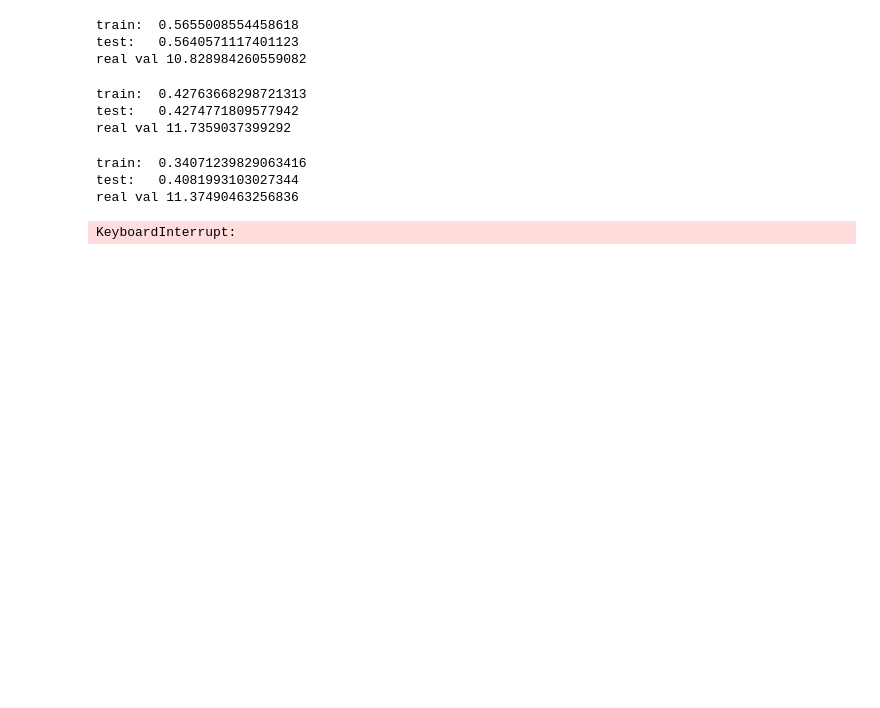
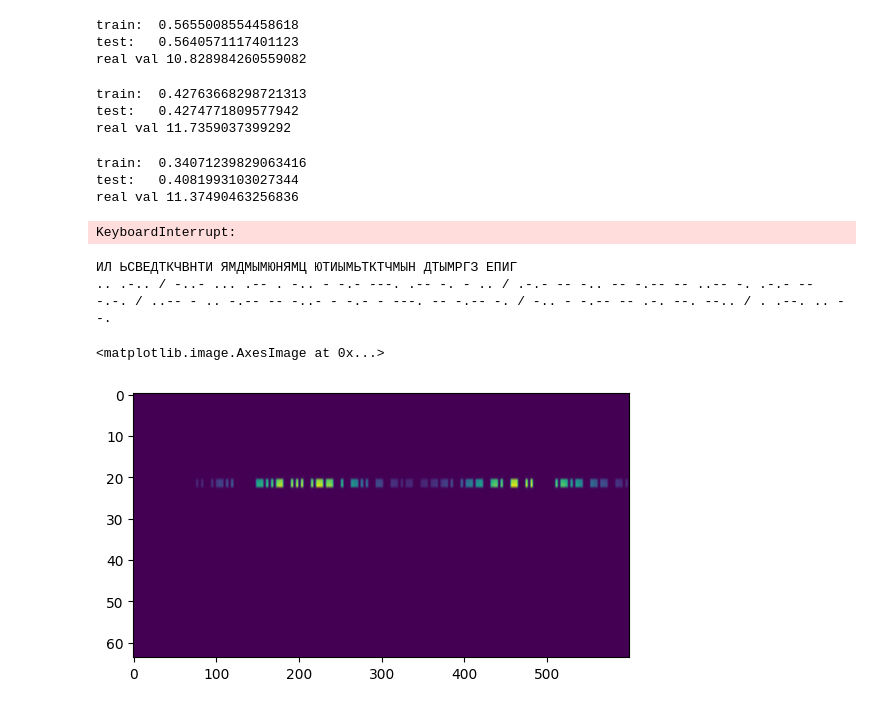
Before and after one commit to SwedishSquid/KC25_morse, a Jupyter notebook: src/fresh_start.ipynb, the cells around one changed output. Saved outputs shown, nothing was run; the diff lists cells and outputs as text; code cells hidden in the pictures; blank space fills up the shorter version.

```diff
--- a/src/fresh_start.ipynb
+++ b/src/fresh_start.ipynb
@@ -219,5 +219,27 @@ train:  0.34071239829063416
 test:   0.4081993103027344
 real val 11.37490463256836
 KeyboardInterrupt:
+# %%
+star_filenames = test_df['id'][-17:][:6]
+star_morse = [
+    '-.. .- -- .. -. .- -- - / -.. --- - .. / .-. ... -.-- ... .- -- -.-. ..',
+    '.. .-.. / -..- ... .-- . -.. - -.- ---. .-- -. - .. / .-.- -- -.. -- -.-- -- ..-- -. .-.- -- -.-. / ..-- - .. -.-- -- -..- - -.- - ---. -- -.-- -. / -.. - -.-- -- .-. --. --.. / . .--. .. --.',
+    '.- -. .... / .-- ... --- . --. -..- / .-. / .-- -.- - -.. .- -- .. / -. -.- ---- -- -.. -. .. / --. . -.- -. ...- - .-',
+    '.. .-.. / -.. .- ... -.. .--. / -..- ... --- . -- ..- -. - .. / .. --. .-- -.- ... --- . .--. / -..- -.- ... .... -.-- ... ..- ... / .... -. ..- / ..-- -. / .... -. .... -. ..- ... ..',
+    '. - -..- - -.- .--. / -.. ... .-.- -. -.- -- -.-- --- -.-. / .. -- -.-',
+    '-.- -. --- -..- -.- -- / ... --- . -. -.-- -- --- .--. / -..- ... ..-- -. .-- --',
+]
+star_dataset = read_dataset_from_files(audio_dir, filenames=star_filenames, labels=[decode_from_morse(m) for m in star_morse])
+# %%
+star_mel, star_message = star_dataset[1]
+
+print(star_message)
+print(encode_to_morse(star_message))
+plt.imshow(star_mel[:, :600], aspect=5)
+# %% [output]
+ИЛ ЬСВЕДТКЧВНТИ ЯМДМЫМЮНЯМЦ ЮТИЫМЬТКТЧМЫН ДТЫМРГЗ ЕПИГ
+.. .-.. / -..- ... .-- . -.. - -.- ---. .-- -. - .. / .-.- -- -.. -- -.-- -- ..-- -. .-.- -- -.-. / ..-- - .. -.-- -- -..- - -.- - ---. -- -.-- -. / -.. - -.-- -- .-. --. --.. / . .--. .. --.
+<matplotlib.image.AxesImage at 0x...>
+[figure, added]
 # %%
 torch.save(model.state_dict(), f'{run_name}.pt')
```
Also changed, not shown: 1 other file.
